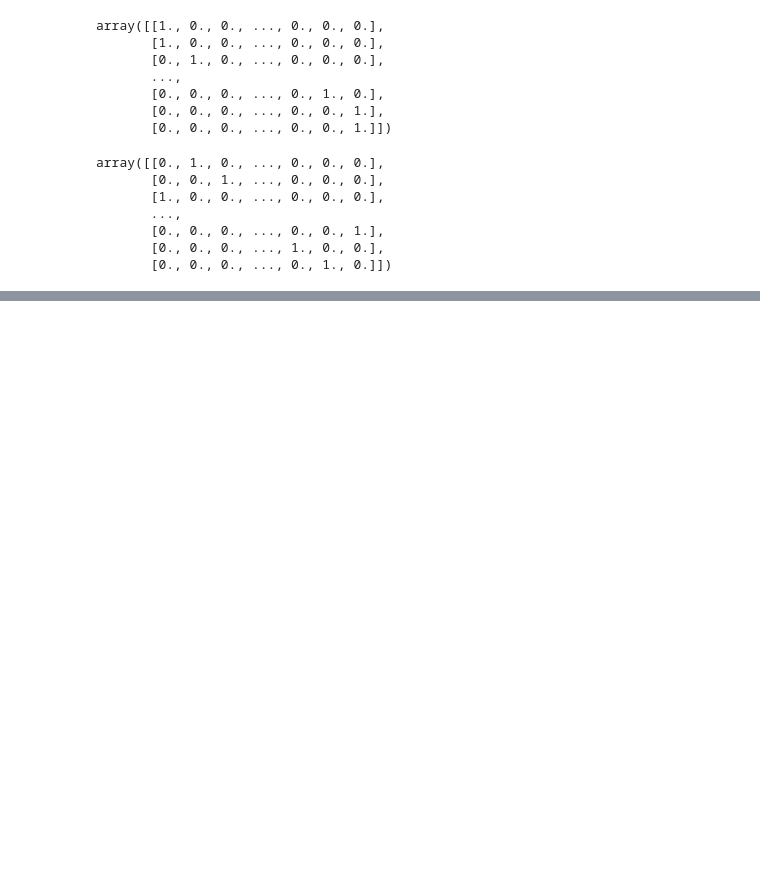
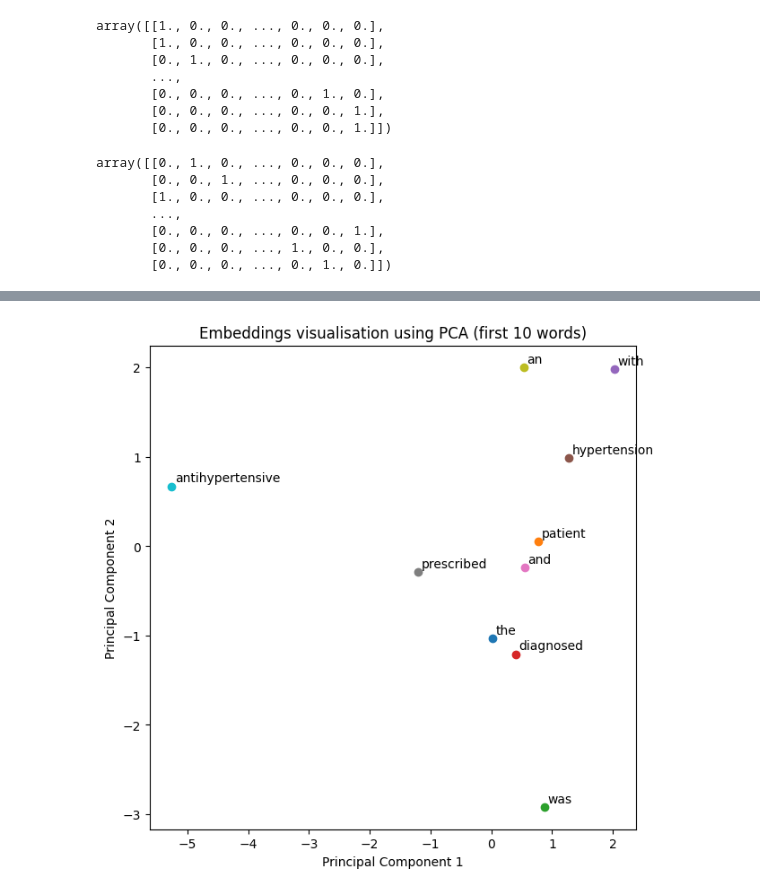
Before and after one commit to Arnava-03/word2vec_implementation, a Jupyter notebook: w2v_implementation.ipynb, the cells around one changed output, grey strips where cells are left out. Cells and saved outputs as stored; diff of their text form; code cells hidden in the pictures; blank space fills up the shorter version.

```diff
--- a/w2v_implementation.ipynb
+++ b/w2v_implementation.ipynb
@@ -145,0 +152,9 @@ array([[0., 1., 0., ..., 0., 0., 0.],
+# %%
+def initmodel(vocab_size, embedding_dim):
+  model = {
+      'w1': np.random.randn(vocab_size, embedding_dim),
+      'w2': np.random.randn(embedding_dim, vocab_size)
+  }
+  return model
+# %%
+model = initmodel(len(vocab), 10)
@@ -145,0 +310,15 @@ array([[0., 1., 0., ..., 0., 0., 0.],
+# %%
+from sklearn.decomposition import PCA
+import matplotlib.pyplot as plt
+%matplotlib inline
+X = PCA(n_components=2).fit_transform(model['w1'][:10])
+plt.figure(figsize=(7, 7))
+for i in range(10):
+  plt.scatter(X[i, 0], X[i, 1])
+  plt.text(X[i, 0] + 0.05, X[i, 1] + 0.05, list(vocab.keys())[i])
+plt.title('Embeddings visualisation using PCA (first 10 words)')
+plt.xlabel("Principal Component 1")
+plt.ylabel("Principal Component 2")
+plt.show()
+# %% [output]
+[figure, added]
```
Also changed, not shown: parts of 24 cells of this notebook.
